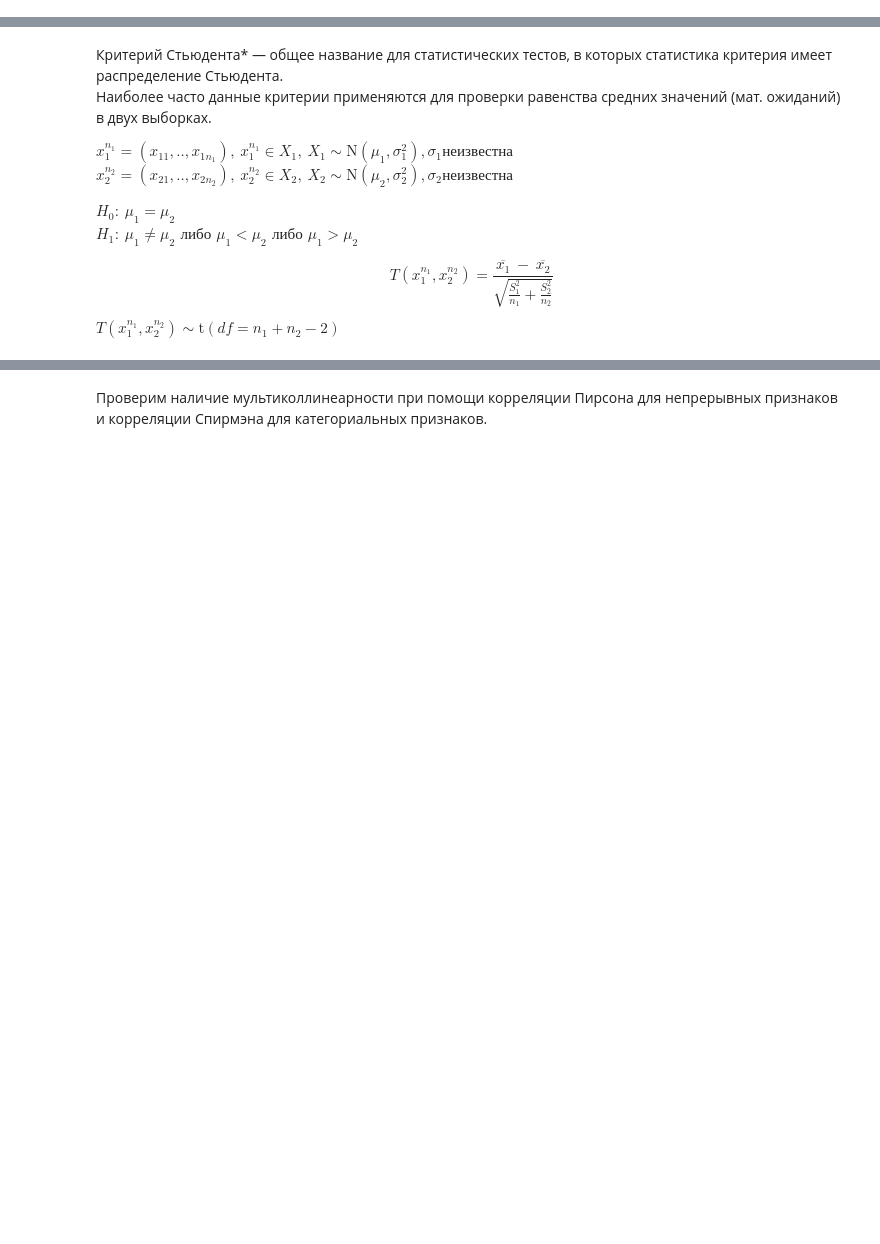
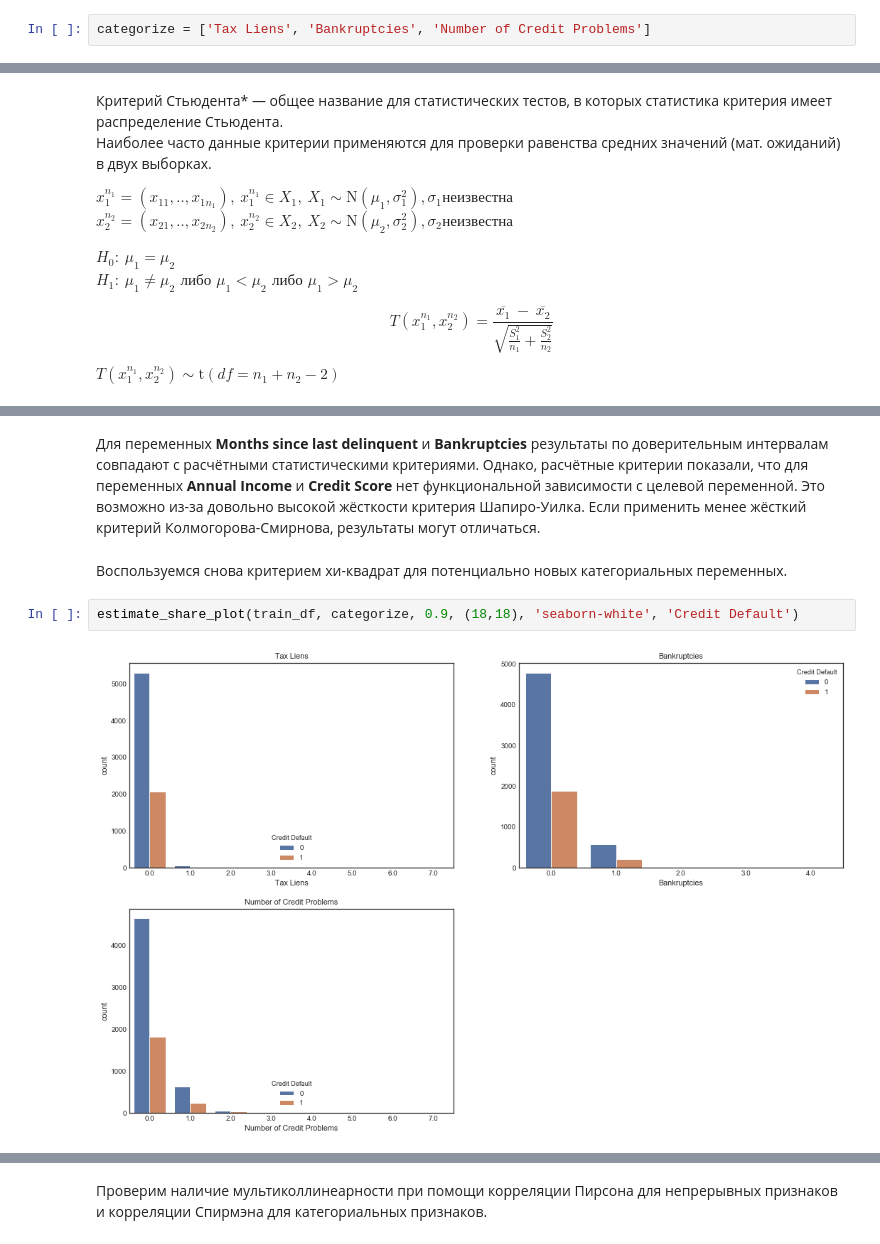
Before and after one commit to doksketch/to-give-or-not-to-give, a Jupyter notebook: credit_scoring.ipynb, the cells around one changed output, grey strips where cells are left out. Saved outputs shown, nothing was run; the diff lists cells and outputs as text; blank space fills up the shorter version.

```diff
--- a/credit_scoring.ipynb
+++ b/credit_scoring.ipynb
@@ -65 +29,3 @@ nom_features = [col for col in train_df.columns if train_df[col].dtype == 'float
+# %%
+categorize = ['Tax Liens', 'Bankruptcies', 'Number of Credit Problems']
 # %% [markdown]
@@ -391,0 +425,8 @@ KeyError: "None of [Float64Index([ 482087.0, 1025487.0,  751412.0,  805068.0,  7
+# %% [markdown]
+Для переменных **Months since last delinquent** и **Bankruptcies** результаты по доверительным интервалам совпадают с расчётными статистическими критериями. Однако, расчётные критерии показали, что для переменных **Annual Income** и **Credit Score** нет функциональной зависимости с целевой переменной. Это возможно из-за довольно высокой жёсткости критерия Шапиро-Уилка. Если применить менее жёсткий критерий Колмогорова-Смирнова, результаты могут отличаться.
+# %% [markdown]
+Воспользуемся снова критерием хи-квадрат для потенциально новых категориальных переменных.
+# %%
+estimate_share_plot(train_df, categorize, 0.9, (18,18), 'seaborn-white', 'Credit Default')
+# %% [output]
+[figure, added]
```
Also changed, not shown: parts of 44 cells of this notebook.
